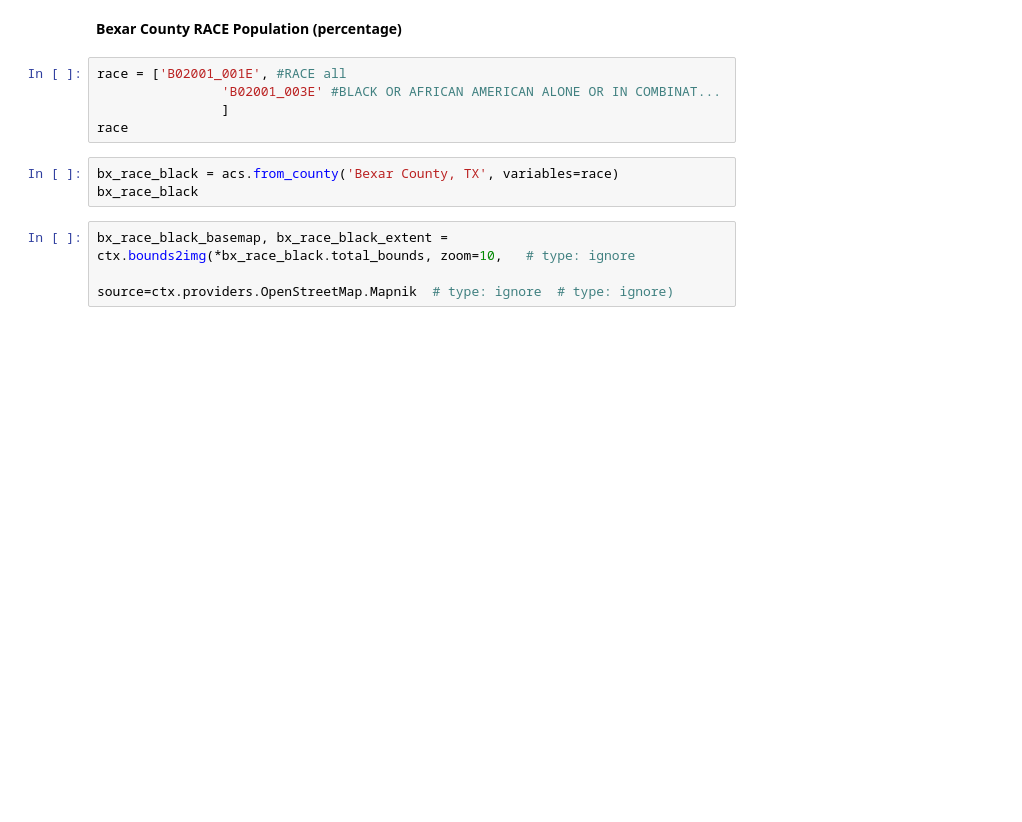
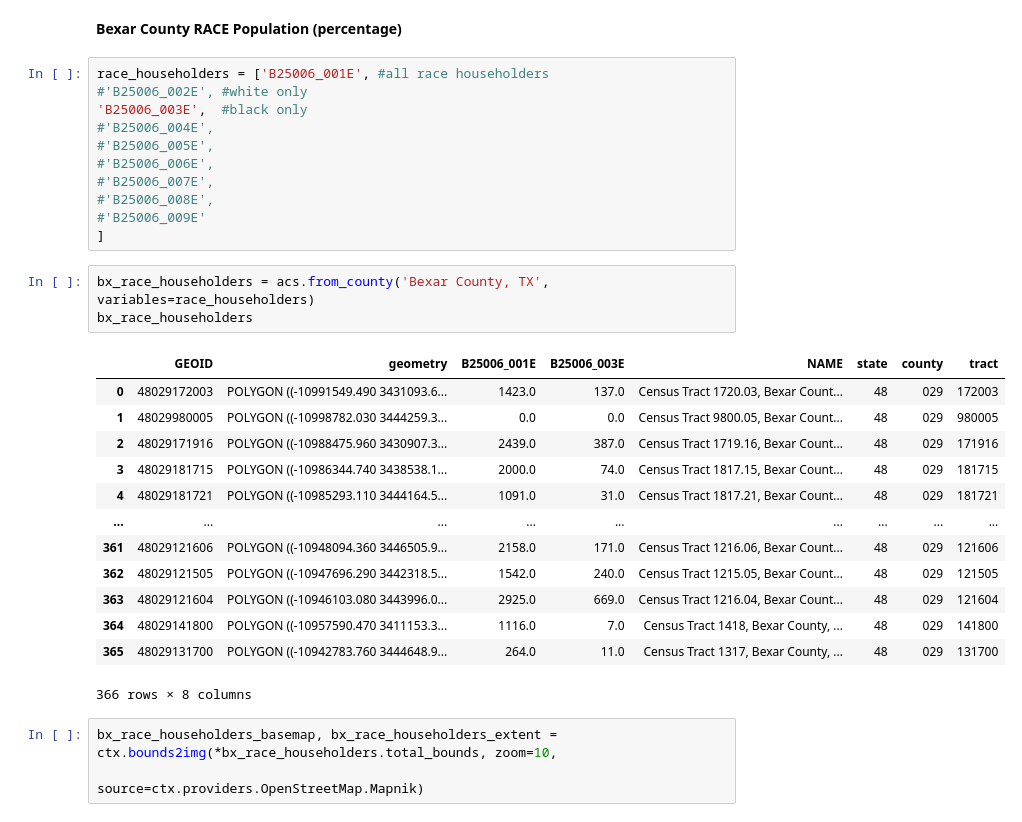
Before and after one commit to dianita956/Maps, a Jupyter notebook: Bexar County Black and African American Homeowners (percentage)-Copy1.ipynb, the cells around one changed output. Saved outputs shown, nothing was run; the diff lists cells and outputs as text; blank space fills up the shorter version.

```diff
--- a/Bexar County Black and African American Homeowners (percentage)-Copy1.ipynb
+++ b/Bexar County Black and African American Homeowners (percentage)-Copy1.ipynb
@@ -44,16 +55,36 @@ print('Shape: ', bx_df.shape)
 # %% [markdown]
 **Bexar County RACE Population (percentage)**
 # %%
-race = ['B02001_001E', #RACE all
-                'B02001_003E' #BLACK OR AFRICAN AMERICAN ALONE OR IN COMBINAT...
-                ]
-race
+race_householders = ['B25006_001E',	#all race householders
+#'B25006_002E',	#white only
+'B25006_003E',	#black only
+#'B25006_004E',
+#'B25006_005E',
+#'B25006_006E',
+#'B25006_007E',
+#'B25006_008E',
+#'B25006_009E'
+]
 # %%
-bx_race_black = acs.from_county('Bexar County, TX', variables=race)
-bx_race_black
+bx_race_householders = acs.from_county('Bexar County, TX', variables=race_householders)
+bx_race_householders
+# %% [output]
+|  | GEOID | geometry | B25006_001E | B25006_003E | NAME | state | county | tract |
+| 0 | 48029172003 | POLYGON ((-10991549.490 3431093.6... | 1423.0 | 137.0 | Census Tract 1720.03, Bexar Count... | 48 | 029 | 172003 |
+| 1 | 48029980005 | POLYGON ((-10998782.030 3444259.3... | 0.0 | 0.0 | Census Tract 9800.05, Bexar Count... | 48 | 029 | 980005 |
+| 2 | 48029171916 | POLYGON ((-10988475.960 3430907.3... | 2439.0 | 387.0 | Census Tract 1719.16, Bexar Count... | 48 | 029 | 171916 |
+| 3 | 48029181715 | POLYGON ((-10986344.740 3438538.1... | 2000.0 | 74.0 | Census Tract 1817.15, Bexar Count... | 48 | 029 | 181715 |
+| 4 | 48029181721 | POLYGON ((-10985293.110 3444164.5... | 1091.0 | 31.0 | Census Tract 1817.21, Bexar Count... | 48 | 029 | 181721 |
+| ... | ... | ... | ... | ... | ... | ... | ... | ... |
+| 361 | 48029121606 | POLYGON ((-10948094.360 3446505.9... | 2158.0 | 171.0 | Census Tract 1216.06, Bexar Count... | 48 | 029 | 121606 |
+| 362 | 48029121505 | POLYGON ((-10947696.290 3442318.5... | 1542.0 | 240.0 | Census Tract 1215.05, Bexar Count... | 48 | 029 | 121505 |
+| 363 | 48029121604 | POLYGON ((-10946103.080 3443996.0... | 2925.0 | 669.0 | Census Tract 1216.04, Bexar Count... | 48 | 029 | 121604 |
+| 364 | 48029141800 | POLYGON ((-10957590.470 3411153.3... | 1116.0 | 7.0 | Census Tract 1418, Bexar County, ... | 48 | 029 | 141800 |
+| 365 | 48029131700 | POLYGON ((-10942783.760 3444648.9... | 264.0 | 11.0 | Census Tract 1317, Bexar County, ... | 48 | 029 | 131700 |
+366 rows × 8 columns
 # %%
-bx_race_black_basemap, bx_race_black_extent = ctx.bounds2img(*bx_race_black.total_bounds, zoom=10,   # type: ignore
-                                            source=ctx.providers.OpenStreetMap.Mapnik  # type: ignore  # type: ignore)
+bx_race_householders_basemap, bx_race_householders_extent = ctx.bounds2img(*bx_race_householders.total_bounds, zoom=10,
+                                            source=ctx.providers.OpenStreetMap.Mapnik)
 # %%
 f,ax = plt.subplots(1,1, figsize=(20,16))
 
```
Also changed, not shown: parts of 5 cells of this notebook.
